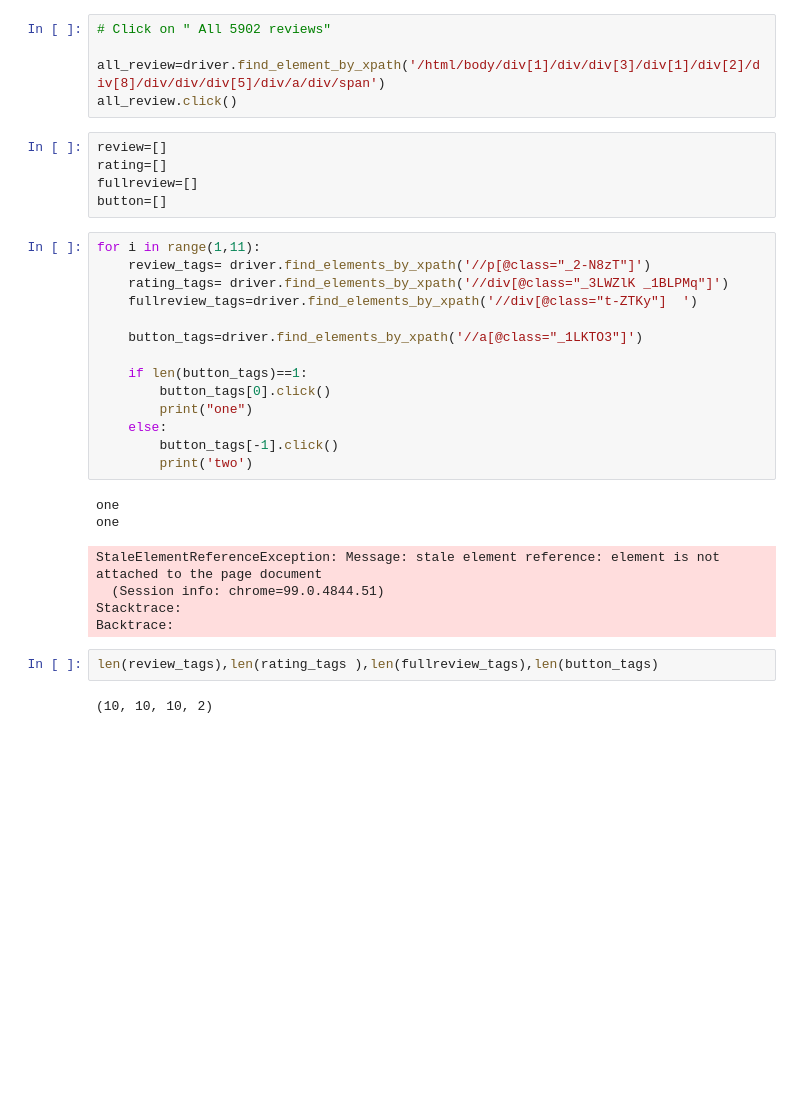
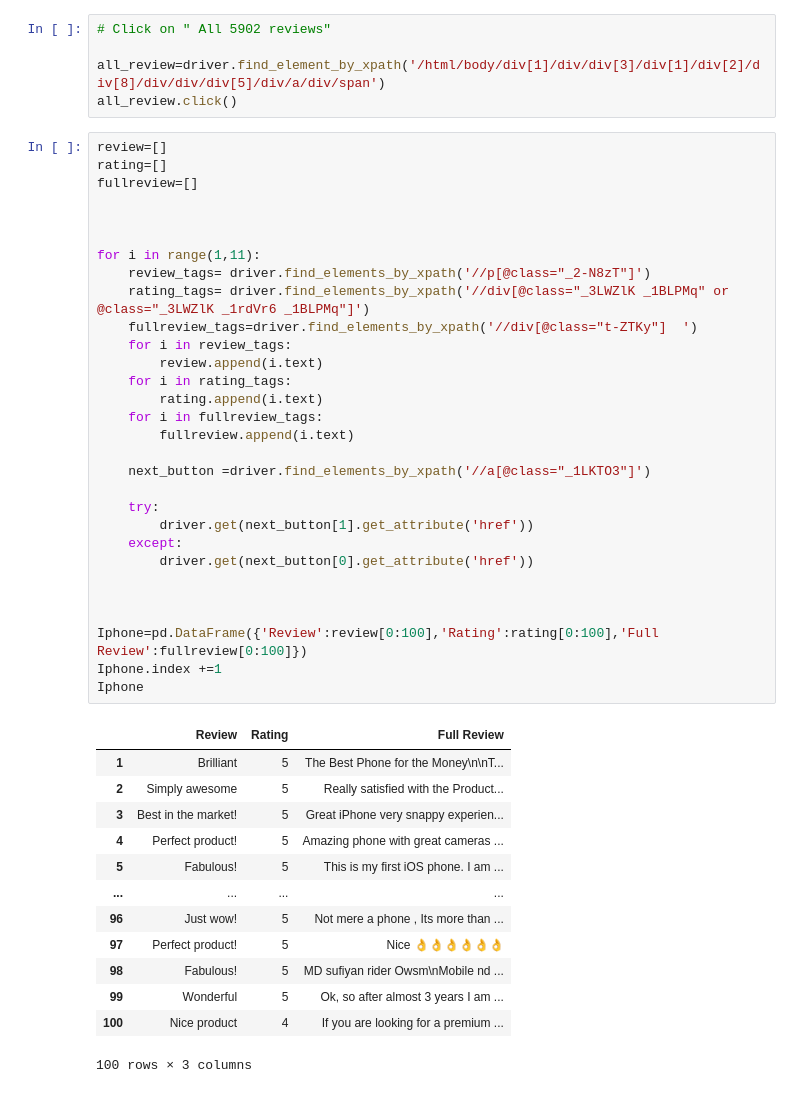
Before and after one commit to mohittomar2008/Internship, a Jupyter notebook: Selenium.ipynb, the cells around one changed output. Drawn from its saved outputs; the diff is of its cells as text; blank space fills up the shorter version.

```diff
--- a/Selenium.ipynb
+++ b/Selenium.ipynb
@@ -525,33 +525,47 @@ time.sleep(1)
 
 all_review=driver.find_element_by_xpath('/html/body/div[1]/div/div[3]/div[1]/div[2]/div[8]/div/div/div[5]/div/a/div/span')
 all_review.click()
-# %%
-review=[]
-rating=[]
-fullreview=[]
-button=[]
 # %%
+review=[]
+rating=[]
+fullreview=[]
+
+
+
 for i in range(1,11):
     review_tags= driver.find_elements_by_xpath('//p[@class="_2-N8zT"]')
-    rating_tags= driver.find_elements_by_xpath('//div[@class="_3LWZlK _1BLPMq"]')
+    rating_tags= driver.find_elements_by_xpath('//div[@class="_3LWZlK _1BLPMq" or @class="_3LWZlK _1rdVr6 _1BLPMq"]')
     fullreview_tags=driver.find_elements_by_xpath('//div[@class="t-ZTKy"]  ')
+    for i in review_tags:
+        review.append(i.text)
+    for i in rating_tags:
+        rating.append(i.text)
+    for i in fullreview_tags:
+        fullreview.append(i.text)
 
-    button_tags=driver.find_elements_by_xpath('//a[@class="_1LKTO3"]')
+    next_button =driver.find_elements_by_xpath('//a[@class="_1LKTO3"]')
 
-    if len(button_tags)==1:
-        button_tags[0].click()
-        print("one")
-    else:
-        button_tags[-1].click()
-        print('two')
+    try:
+        driver.get(next_button[1].get_attribute('href'))
+    except:
+        driver.get(next_button[0].get_attribute('href'))
+
+
+
+Iphone=pd.DataFrame({'Review':review[0:100],'Rating':rating[0:100],'Full Review':fullreview[0:100]})
+Iphone.index +=1
+Iphone
 # %% [output]
+|  | Review | Rating | Full Review |
+| 1 | Brilliant | 5 | The Best Phone for the Money\n\nT... |
+| 2 | Simply awesome | 5 | Really satisfied with the Product... |
+| 3 | Best in the market! | 5 | Great iPhone very snappy experien... |
+| 4 | Perfect product! | 5 | Amazing phone with great cameras ... |
+| 5 | Fabulous! | 5 | This is my first iOS phone. I am ... |
+| ... | ... | ... | ... |
+| 96 | Just wow! | 5 | Not mere a phone , Its more than ... |
+| 97 | Perfect product! | 5 | Nice 👌👌👌👌👌👌 |
+| 98 | Fabulous! | 5 | MD sufiyan rider Owsm\nMobile nd ... |
+| 99 | Wonderful | 5 | Ok, so after almost 3 years I am ... |
+| 100 | Nice product | 4 | If you are looking for a premium ... |
-one
-one
+100 rows × 3 columns
-StaleElementReferenceException: Message: stale element reference: element is not attached to the page document
-  (Session info: chrome=99.0.4844.51)
-Stacktrace:
-Backtrace:
-# %%
-len(review_tags),len(rating_tags ),len(fullreview_tags),len(button_tags)
-# %% [output]
-(10, 10, 10, 2)
```
Also changed, not shown: parts of 55 cells of this notebook.
